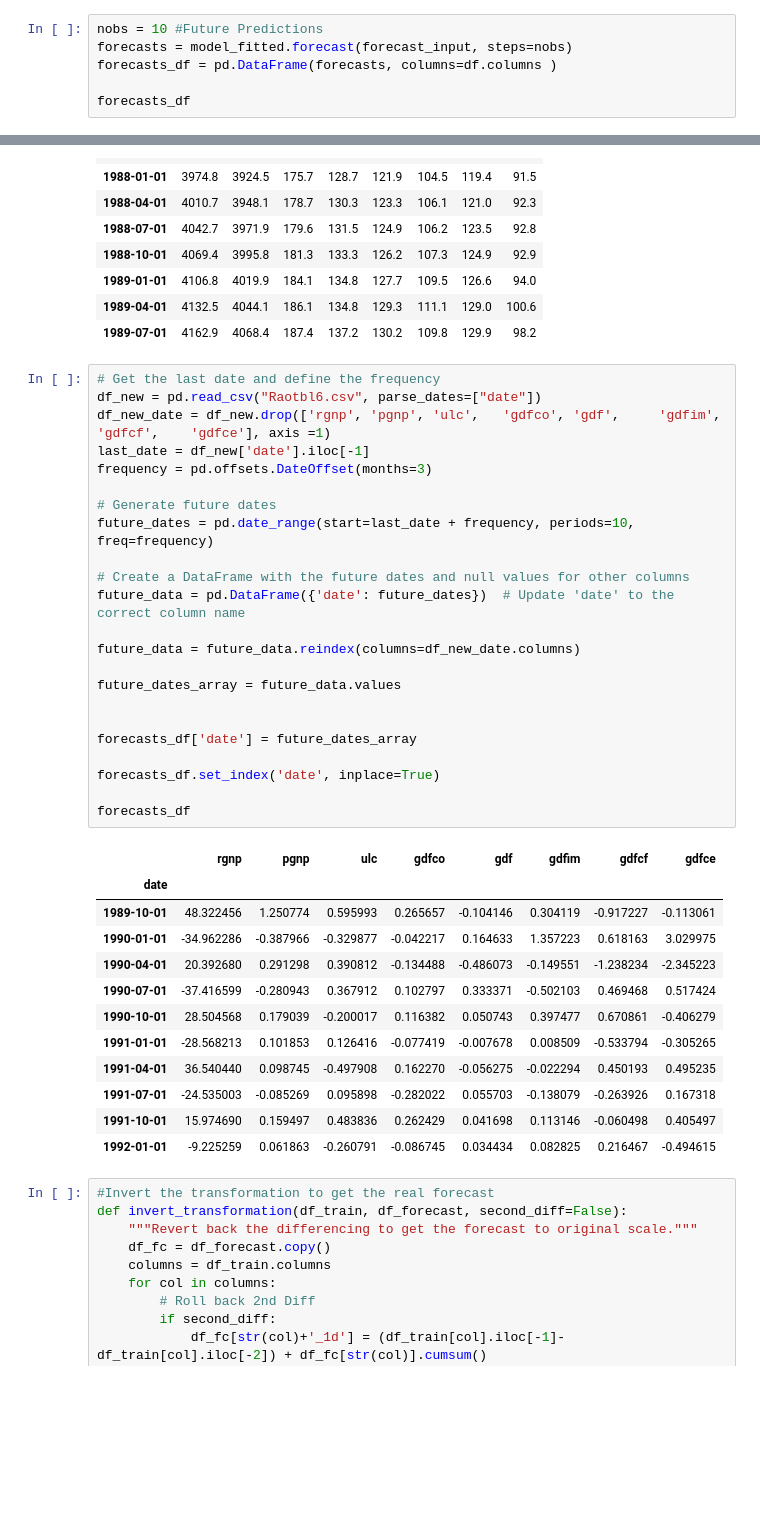
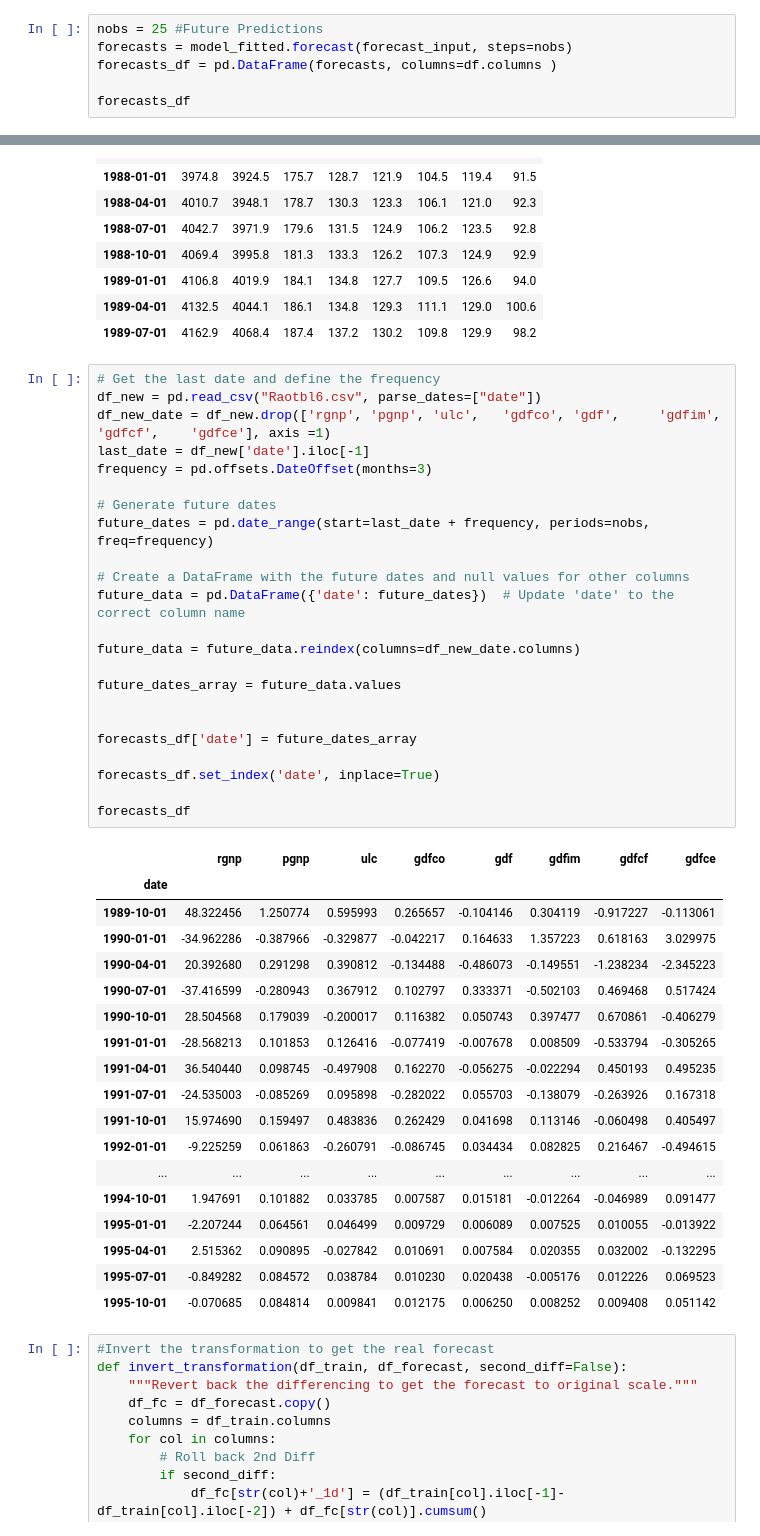
Before and after one commit to Addechander/Exploratory-Data-Analysis, a Jupyter notebook: Time Series Analysis Part 4/Vector Autoregression.ipynb, the cells around one changed output, grey strips where cells are left out. Saved outputs shown, nothing was run; the diff lists cells and outputs as text; blank space fills up the shorter version.

```diff
--- a/Time Series Analysis Part 4/Vector Autoregression.ipynb
+++ b/Time Series Analysis Part 4/Vector Autoregression.ipynb
@@ -560,7 +560,7 @@ rmse   :  2.034
 corr   :  0.764
 minmax :  0.0175
 # %%
-nobs = 10 #Future Predictions
+nobs = 25 #Future Predictions
 forecasts = model_fitted.forecast(forecast_input, steps=nobs)
 forecasts_df = pd.DataFrame(forecasts, columns=df.columns )
 
@@ -600,34 +606,40 @@ last_date = df_new['date'].iloc[-1]
 frequency = pd.offsets.DateOffset(months=3)
 
 # Generate future dates
-future_dates = pd.date_range(start=last_date + frequency, periods=10, freq=frequency)
+future_dates = pd.date_range(start=last_date + frequency, periods=nobs, freq=frequency)
 
 # Create a DataFrame with the future dates and null values for other columns
 future_data = pd.DataFrame({'date': future_dates})  # Update 'date' to the correct column name
 
 future_data = future_data.reindex(columns=df_new_date.columns)
 
 future_dates_array = future_data.values
 
 
 forecasts_df['date'] = future_dates_array
 
 forecasts_df.set_index('date', inplace=True)
 
 forecasts_df
 # %% [output]
 |  | rgnp | pgnp | ulc | gdfco | gdf | gdfim | gdfcf | gdfce |
 | date |  |  |  |  |  |  |  |  |
 | 1989-10-01 | 48.322456 | 1.250774 | 0.595993 | 0.265657 | -0.104146 | 0.304119 | -0.917227 | -0.113061 |
 | 1990-01-01 | -34.962286 | -0.387966 | -0.329877 | -0.042217 | 0.164633 | 1.357223 | 0.618163 | 3.029975 |
 | 1990-04-01 | 20.392680 | 0.291298 | 0.390812 | -0.134488 | -0.486073 | -0.149551 | -1.238234 | -2.345223 |
 | 1990-07-01 | -37.416599 | -0.280943 | 0.367912 | 0.102797 | 0.333371 | -0.502103 | 0.469468 | 0.517424 |
 | 1990-10-01 | 28.504568 | 0.179039 | -0.200017 | 0.116382 | 0.050743 | 0.397477 | 0.670861 | -0.406279 |
 | 1991-01-01 | -28.568213 | 0.101853 | 0.126416 | -0.077419 | -0.007678 | 0.008509 | -0.533794 | -0.305265 |
 | 1991-04-01 | 36.540440 | 0.098745 | -0.497908 | 0.162270 | -0.056275 | -0.022294 | 0.450193 | 0.495235 |
 | 1991-07-01 | -24.535003 | -0.085269 | 0.095898 | -0.282022 | 0.055703 | -0.138079 | -0.263926 | 0.167318 |
 | 1991-10-01 | 15.974690 | 0.159497 | 0.483836 | 0.262429 | 0.041698 | 0.113146 | -0.060498 | 0.405497 |
 | 1992-01-01 | -9.225259 | 0.061863 | -0.260791 | -0.086745 | 0.034434 | 0.082825 | 0.216467 | -0.494615 |
+| ... | ... | ... | ... | ... | ... | ... | ... | ... |
+| 1994-10-01 | 1.947691 | 0.101882 | 0.033785 | 0.007587 | 0.015181 | -0.012264 | -0.046989 | 0.091477 |
+| 1995-01-01 | -2.207244 | 0.064561 | 0.046499 | 0.009729 | 0.006089 | 0.007525 | 0.010055 | -0.013922 |
+| 1995-04-01 | 2.515362 | 0.090895 | -0.027842 | 0.010691 | 0.007584 | 0.020355 | 0.032002 | -0.132295 |
+| 1995-07-01 | -0.849282 | 0.084572 | 0.038784 | 0.010230 | 0.020438 | -0.005176 | 0.012226 | 0.069523 |
+| 1995-10-01 | -0.070685 | 0.084814 | 0.009841 | 0.012175 | 0.006250 | 0.008252 | 0.009408 | 0.051142 |
 # %%
 #Invert the transformation to get the real forecast
 def invert_transformation(df_train, df_forecast, second_diff=False):
```
Also changed, not shown: parts of 4 cells of this notebook.
